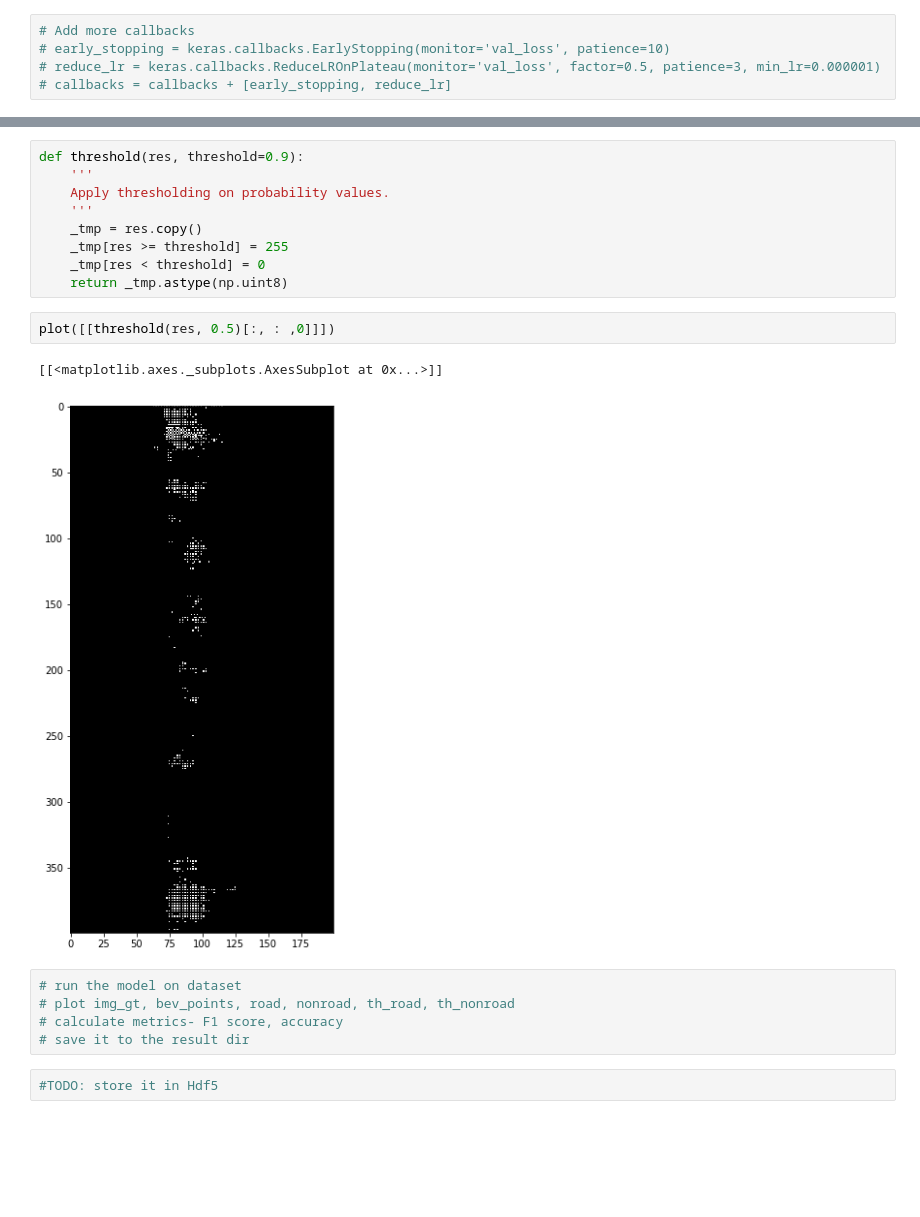
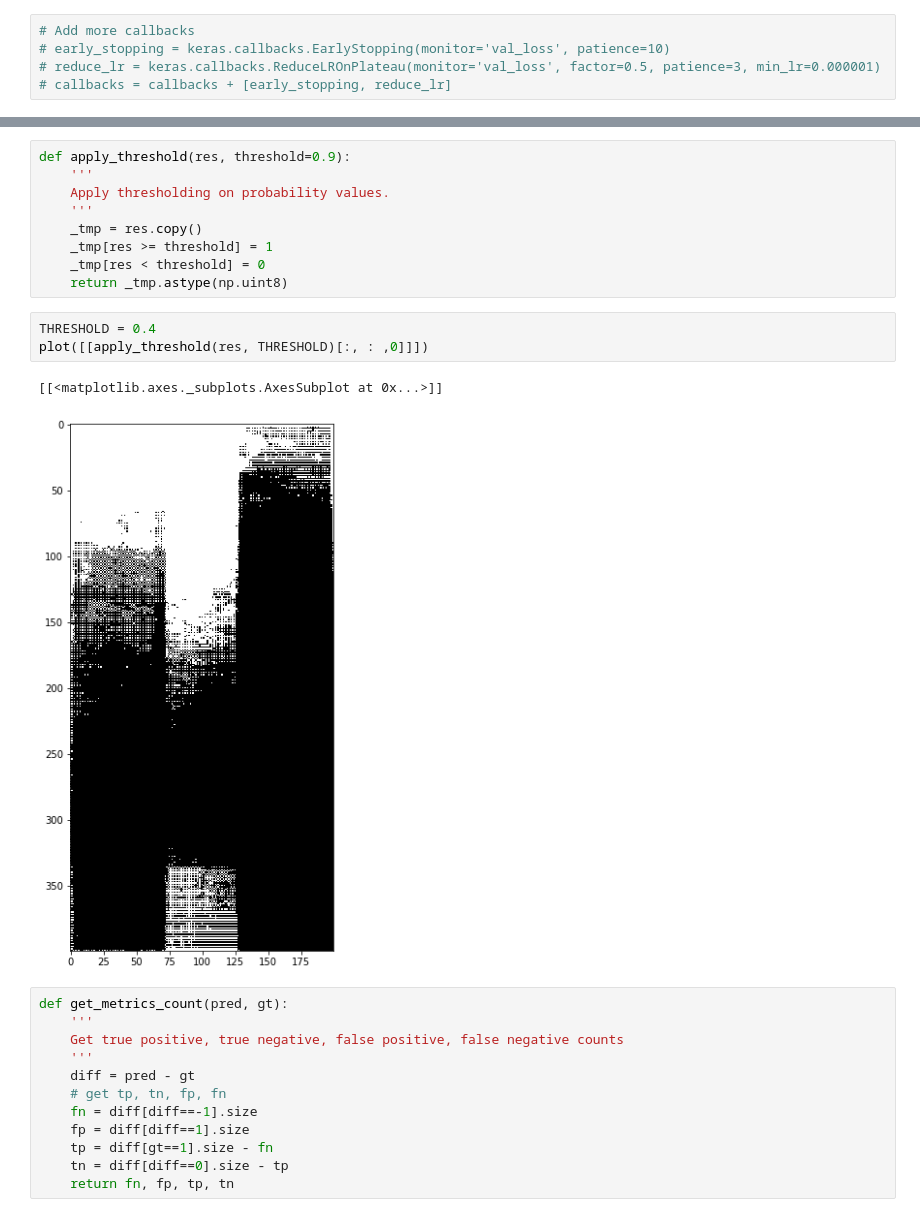
Before and after one commit to mrtpk/crispy-eureka, a Jupyter notebook: nbs/experiment 0.ipynb, the cells around one changed output, grey strips where cells are left out. Saved outputs shown, nothing was run; the diff lists cells and outputs as text; blank space fills up the shorter version.

```diff
--- a/nbs/experiment 0.ipynb
+++ b/nbs/experiment 0.ipynb
@@ -222,21 +215,27 @@ plot([[res[:, : ,0]]])
 # %%
-def threshold(res, threshold=0.9):
+def apply_threshold(res, threshold=0.9):
     '''
     Apply thresholding on probability values.
     '''
     _tmp = res.copy()
-    _tmp[res >= threshold] = 255
+    _tmp[res >= threshold] = 1
     _tmp[res < threshold] = 0
     return _tmp.astype(np.uint8)
-# %%
-plot([[threshold(res, 0.5)[:, : ,0]]])
-# %% [output]
-[[<matplotlib.axes._subplots.AxesSubplot at 0x...>]]
-[figure, removed]
-# %%
-# run the model on dataset
-# plot img_gt, bev_points, road, nonroad, th_road, th_nonroad
-# calculate metrics- F1 score, accuracy
-# save it to the result dir
-# %%
-#TODO: store it in Hdf5
+# %%
+THRESHOLD = 0.4
+plot([[apply_threshold(res, THRESHOLD)[:, : ,0]]])
+# %% [output]
+[[<matplotlib.axes._subplots.AxesSubplot at 0x...>]]
+[figure, added]
+# %%
+def get_metrics_count(pred, gt):
+    '''
+    Get true positive, true negative, false positive, false negative counts
+    '''
+    diff = pred - gt
+    # get tp, tn, fp, fn
+    fn = diff[diff==-1].size
+    fp = diff[diff==1].size
+    tp = diff[gt==1].size - fn
+    tn = diff[diff==0].size - tp
+    return fn, fp, tp, tn
```
Also changed, not shown: parts of 33 cells of this notebook, 12 other files.
